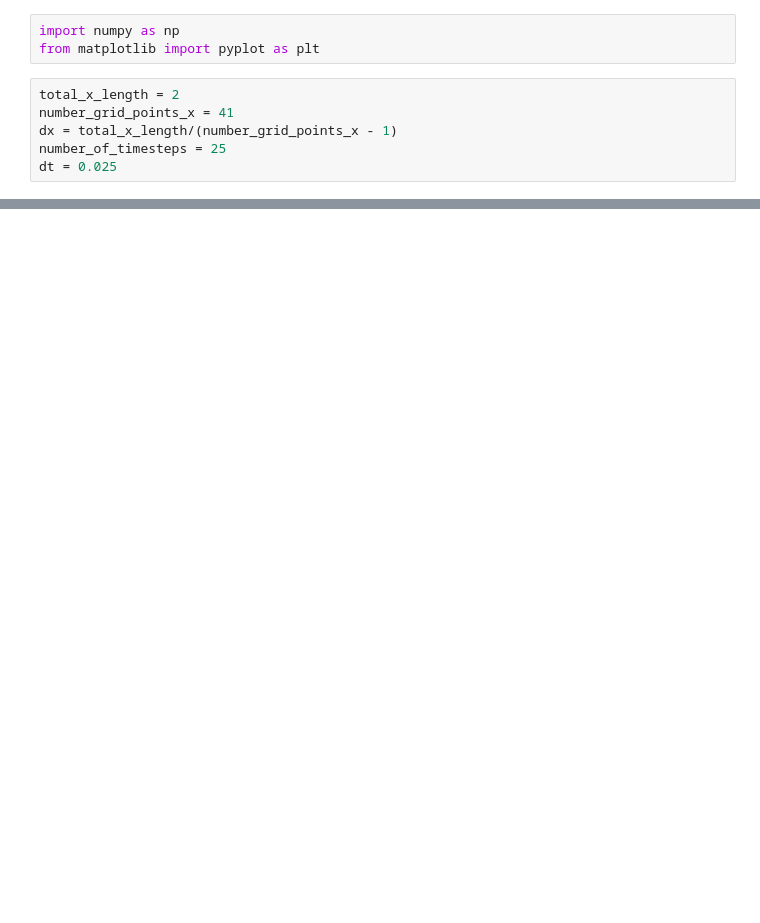
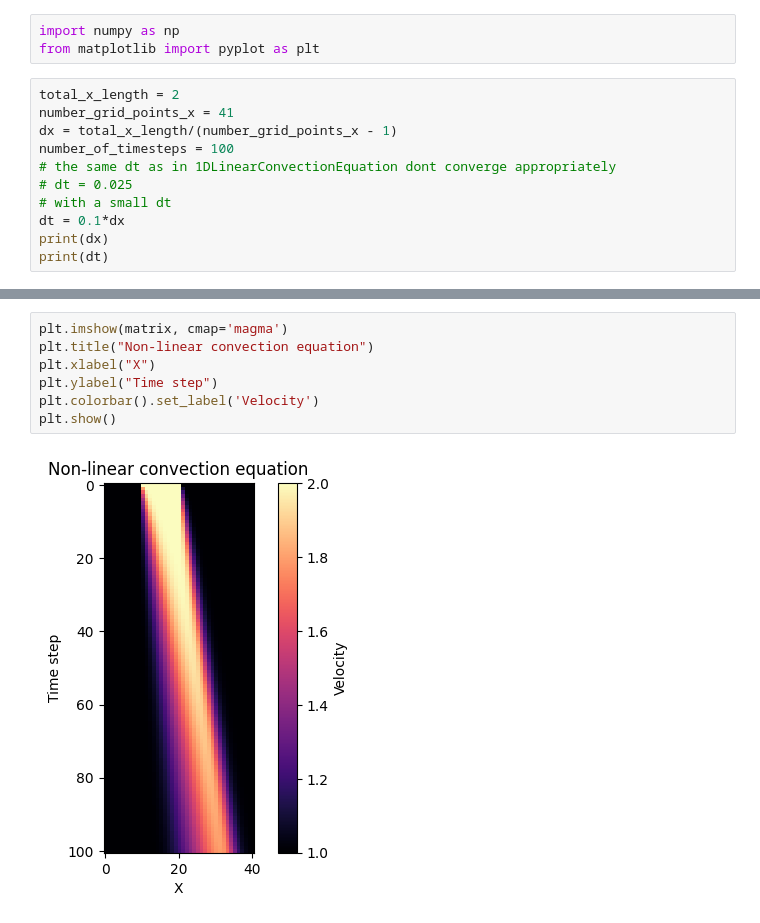
Before and after one commit to omar11205/computationalFluidDynamics, a Jupyter notebook: nonLinearConvection.ipynb, the cells around one changed output, grey strips where cells are left out. Drawn from its saved outputs; the diff is of its cells as text; blank space fills up the shorter version.

```diff
--- a/nonLinearConvection.ipynb
+++ b/nonLinearConvection.ipynb
@@ -28,5 +37,10 @@ from matplotlib import pyplot as plt
 total_x_length = 2
 number_grid_points_x = 41
 dx = total_x_length/(number_grid_points_x - 1)
-number_of_timesteps = 25
-dt = 0.025
+number_of_timesteps = 100
+# the same dt as in 1DLinearConvectionEquation dont converge appropriately
+# dt = 0.025
+# with a small dt
+dt = 0.1*dx
+print(dx)
+print(dt)
@@ -47,0 +108,9 @@ results = np.empty((rows, columns))
+# %%
+plt.imshow(matrix, cmap='magma')
+plt.title("Non-linear convection equation")
+plt.xlabel("X")
+plt.ylabel("Time step")
+plt.colorbar().set_label('Velocity')
+plt.show()
+# %% [output]
+[figure, added]
```
Also changed, not shown: parts of 6 cells of this notebook, 2 other files.
